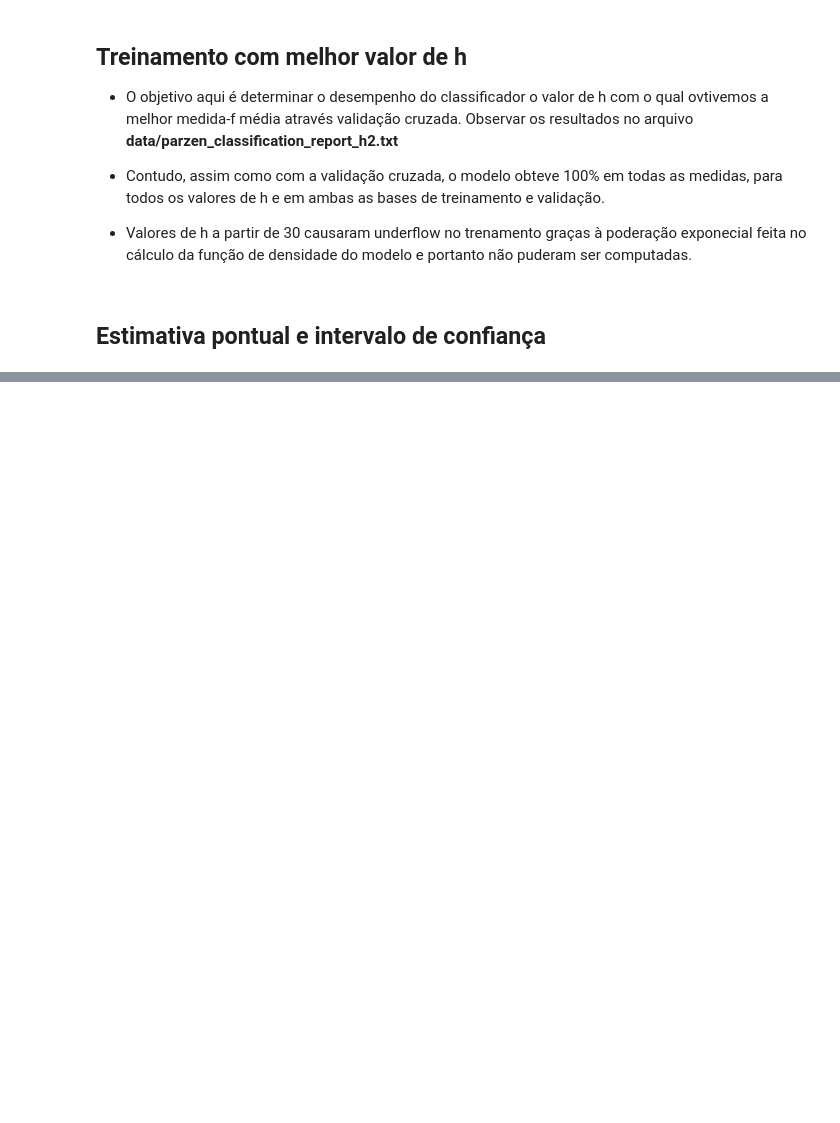
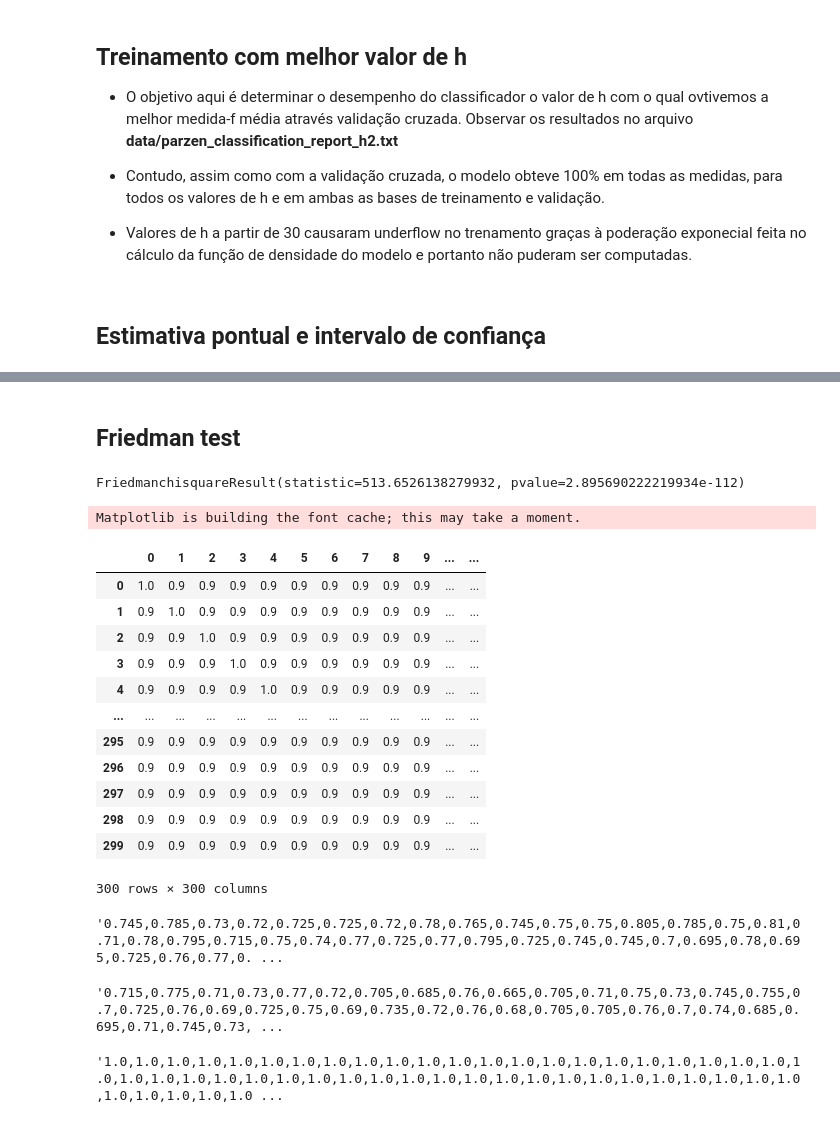
Before and after one commit to thiagodiasbispo/fuzzyclustering, a Jupyter notebook: 04_classificacao.ipynb, the cells around one changed output, grey strips where cells are left out. Saved outputs shown, nothing was run; the diff lists cells and outputs as text; code cells hidden in the pictures; blank space fills up the shorter version.

Commit message:
Comeãndo código de pós-teste de friedman

```diff
--- a/04_classificacao.ipynb
+++ b/04_classificacao.ipynb
@@ -789,0 +816,48 @@ print("Intervalo de confiança: ", calc_intervalo_confiança(p, z_padrao))
+# %% [markdown]
+## Friedman test
+# %%
+from scipy.stats import friedmanchisquare
+import pandas as pd
+
+knn_scores = pd.read_csv("data/knn_300_splits.csv", decimal=",")
+gaussian_scores = pd.read_csv("data/gaussian_300_splits.csv", decimal=",")
+parzen_scores = pd.read_csv("data/parzen_300_splits.csv", decimal=",")
+
+knn_acc = knn_scores["test_accuracy"].values
+gaussian_acc = gaussian_scores["test_accuracy"].values
+parzen_acc = parzen_scores["test_accuracy"].values
+
+friedmanchisquare(knn_acc, gaussian_acc, parzen_acc)
+# %% [output]
+FriedmanchisquareResult(statistic=513.6526138279932, pvalue=2.895690222219934e-112)
+# %%
+import scikit_posthocs as sp
+
+sp.posthoc_nemenyi_friedman([knn_acc, gaussian_acc, parzen_acc])
+# %% [output]
+Matplotlib is building the font cache; this may take a moment.
+|  | 0 | 1 | 2 | 3 | 4 | 5 | 6 | 7 | 8 | 9 | ... | ... |
+| 0 | 1.0 | 0.9 | 0.9 | 0.9 | 0.9 | 0.9 | 0.9 | 0.9 | 0.9 | 0.9 | ... | ... |
+| 1 | 0.9 | 1.0 | 0.9 | 0.9 | 0.9 | 0.9 | 0.9 | 0.9 | 0.9 | 0.9 | ... | ... |
+| 2 | 0.9 | 0.9 | 1.0 | 0.9 | 0.9 | 0.9 | 0.9 | 0.9 | 0.9 | 0.9 | ... | ... |
+| 3 | 0.9 | 0.9 | 0.9 | 1.0 | 0.9 | 0.9 | 0.9 | 0.9 | 0.9 | 0.9 | ... | ... |
+| 4 | 0.9 | 0.9 | 0.9 | 0.9 | 1.0 | 0.9 | 0.9 | 0.9 | 0.9 | 0.9 | ... | ... |
+| ... | ... | ... | ... | ... | ... | ... | ... | ... | ... | ... | ... | ... |
+| 295 | 0.9 | 0.9 | 0.9 | 0.9 | 0.9 | 0.9 | 0.9 | 0.9 | 0.9 | 0.9 | ... | ... |
+| 296 | 0.9 | 0.9 | 0.9 | 0.9 | 0.9 | 0.9 | 0.9 | 0.9 | 0.9 | 0.9 | ... | ... |
+| 297 | 0.9 | 0.9 | 0.9 | 0.9 | 0.9 | 0.9 | 0.9 | 0.9 | 0.9 | 0.9 | ... | ... |
+| 298 | 0.9 | 0.9 | 0.9 | 0.9 | 0.9 | 0.9 | 0.9 | 0.9 | 0.9 | 0.9 | ... | ... |
+| 299 | 0.9 | 0.9 | 0.9 | 0.9 | 0.9 | 0.9 | 0.9 | 0.9 | 0.9 | 0.9 | ... | ... |
+300 rows × 300 columns
+# %%
+",".join(map(str, knn_acc))
+# %% [output]
+'0.745,0.785,0.73,0.72,0.725,0.725,0.72,0.78,0.765,0.745,0.75,0.75,0.805,0.785,0.75,0.81,0.71,0.78,0.795,0.715,0.75,0.74,0.77,0.725,0.77,0.795,0.725,0.745,0.745,0.7,0.695,0.78,0.695,0.725,0.76,0.77,0. ...
+# %%
+",".join(map(str, gaussian_acc))
+# %% [output]
+'0.715,0.775,0.71,0.73,0.77,0.72,0.705,0.685,0.76,0.665,0.705,0.71,0.75,0.73,0.745,0.755,0.7,0.725,0.76,0.69,0.725,0.75,0.69,0.735,0.72,0.76,0.68,0.705,0.705,0.76,0.7,0.74,0.685,0.695,0.71,0.745,0.73, ...
+# %%
+",".join(map(str, parzen_acc))
+# %% [output]
+'1.0,1.0,1.0,1.0,1.0,1.0,1.0,1.0,1.0,1.0,1.0,1.0,1.0,1.0,1.0,1.0,1.0,1.0,1.0,1.0,1.0,1.0,1.0,1.0,1.0,1.0,1.0,1.0,1.0,1.0,1.0,1.0,1.0,1.0,1.0,1.0,1.0,1.0,1.0,1.0,1.0,1.0,1.0,1.0,1.0,1.0,1.0,1.0,1.0,1.0 ...
```
Also changed, not shown: parts of 6 cells of this notebook, 1 other file.
